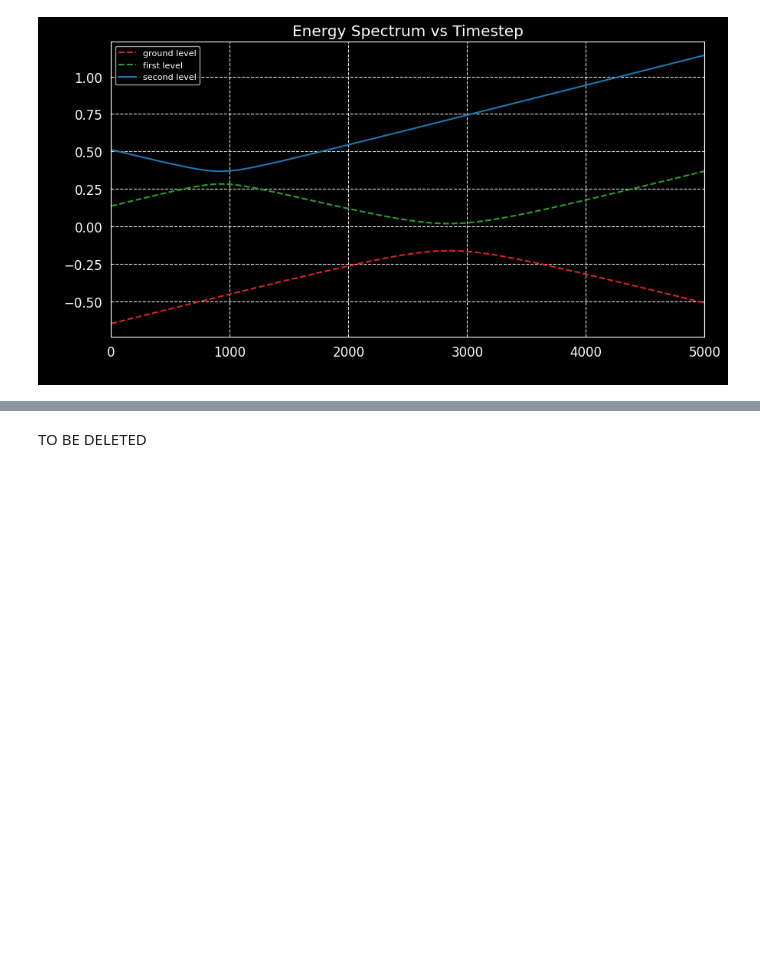
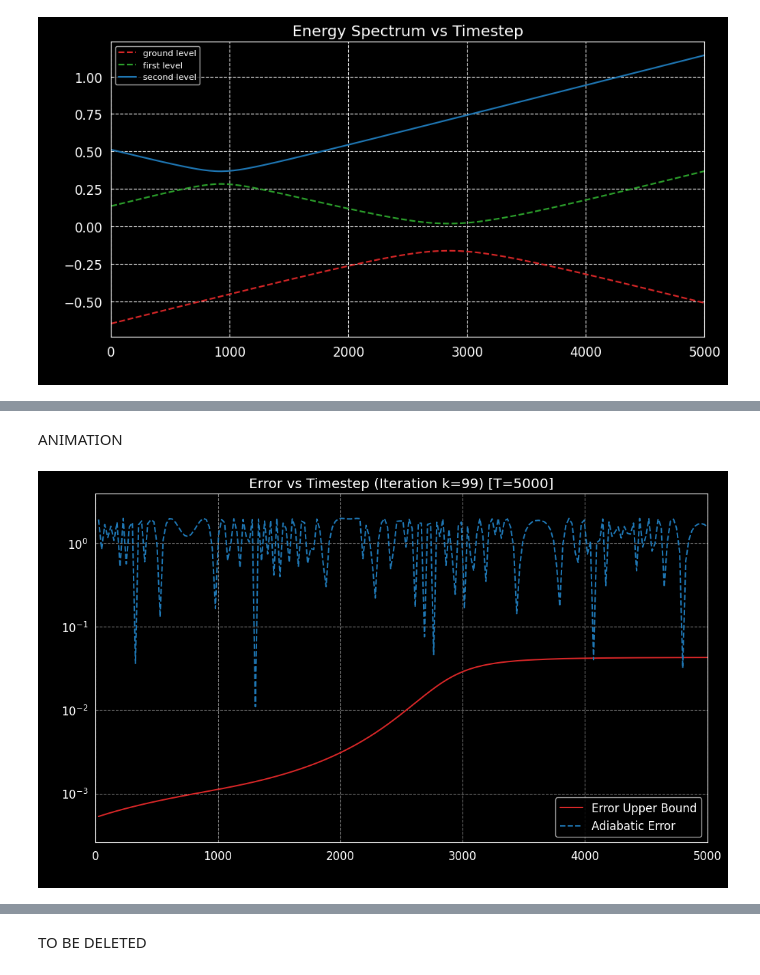
Before and after one commit to Usernotfoundoops/Adibatic_Quantum_Computing, a Jupyter notebook: Adiabatic Theorem Implementation (Muti.T).ipynb, the cells around one changed output, grey strips where cells are left out. Drawn from its saved outputs; the diff is of its cells as text; code cells hidden in the pictures; blank space fills up the shorter version.

```diff
--- a/Adiabatic Theorem Implementation (Muti.T).ipynb
+++ b/Adiabatic Theorem Implementation (Muti.T).ipynb
@@ -201,0 +250,33 @@ plt.grid(linestyle='--',alpha=0.5)
+# %% [markdown]
+ANIMATION
+# %%
+fig, ax = plt.subplots(figsize=(10, 6), layout='constrained')
+ax.set_yscale('log')
+ax.set_ylabel('Error Value (log)', fontsize=12)
+ax.set_xlabel('Timestep ($t$)', fontsize=12)
+ax.set_title('Error vs Timestep Animation')
+plt.grid(linestyle='--', alpha=0.5)
+
+line_approx, = ax.plot([], [], color='tab:red', label='Error Upper Bound')
+line_ideal, = ax.plot([], [], '--', color='tab:blue', label='Adiabatic Error')
+ax.legend(loc='lower right')
+
+def update(k):
+    ax.set_ylim((min(sorted(list(errors_norm_full[k]))[1],sorted(list(error_full_list[k]))[0])*(1-1/2)), (max(errors_norm_full[k][1:])*(1+1)))
+    ax.set_xlim(min(listy[0]), max(listy[k]))
+    x_data = listy[k][1:]
+    y_approx = error_full_list[k][1:]
+    y_ideal = errors_norm_full[k][1:]
+    line_approx.set_data(x_data, y_approx)
+    line_ideal.set_data(x_data, y_ideal)
+    ax.set_title(f'Error vs Timestep (Iteration k={k}) [T={round(T1[k])}]')
+
+    return line_approx, line_ideal
+
+ani = FuncAnimation(fig, update, frames=len(error_full_list),
+                    interval=100, blit=True)
+
+ani.save(r'/home/pravin/Desktop/Physik 2025/AQC Project/error_animation_updated.gif', writer='pillow')
+plt.show()
+# %% [output]
+[figure, added]
```
Also changed, not shown: parts of 12 cells of this notebook, 1 other file.
